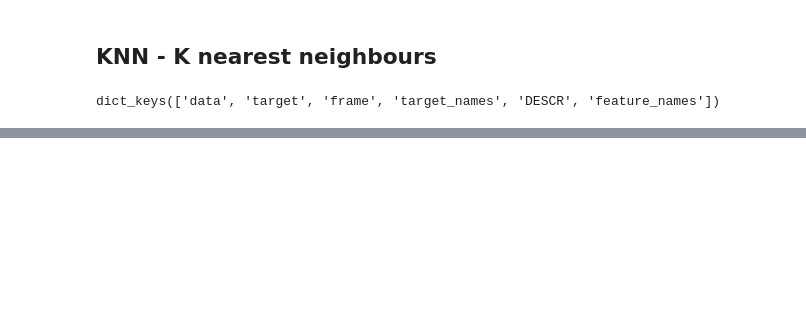
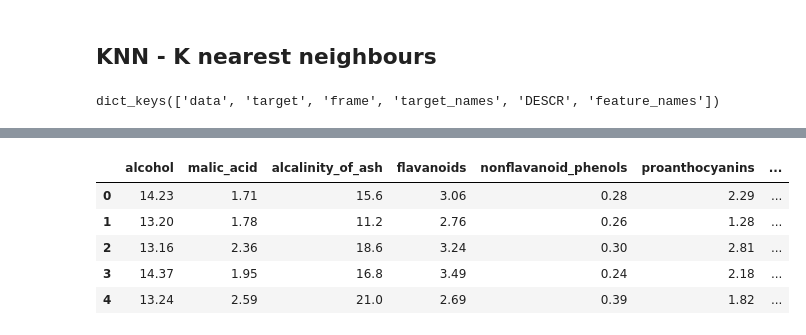
Before and after one commit to Vence85/ai_engineering_jonas_gustafsson, a Jupyter notebook: code-alongs/05_knn/knn.ipynb, the cells around one changed output, grey strips where cells are left out. Saved outputs shown, nothing was run; the diff lists cells and outputs as text; code cells hidden in the pictures; blank space fills up the shorter version.

```diff
--- a/code-alongs/05_knn/knn.ipynb
+++ b/code-alongs/05_knn/knn.ipynb
@@ -48,0 +124,12 @@ memory usage: 19.6 KB
+# %%
+
+
+df_feature_select = df_with_target.drop(["ash", "total_phenols", "magnesium"], axis=1)
+df_feature_select.head()
+# %% [output]
+|  | alcohol | malic_acid | alcalinity_of_ash | flavanoids | nonflavanoid_phenols | proanthocyanins | ... |
+| 0 | 14.23 | 1.71 | 15.6 | 3.06 | 0.28 | 2.29 | ... |
+| 1 | 13.20 | 1.78 | 11.2 | 2.76 | 0.26 | 1.28 | ... |
+| 2 | 13.16 | 2.36 | 18.6 | 3.24 | 0.30 | 2.81 | ... |
+| 3 | 14.37 | 1.95 | 16.8 | 3.49 | 0.24 | 2.18 | ... |
+| 4 | 13.24 | 2.59 | 21.0 | 2.69 | 0.39 | 1.82 | ... |
```
Also changed, not shown: parts of 24 cells of this notebook.
